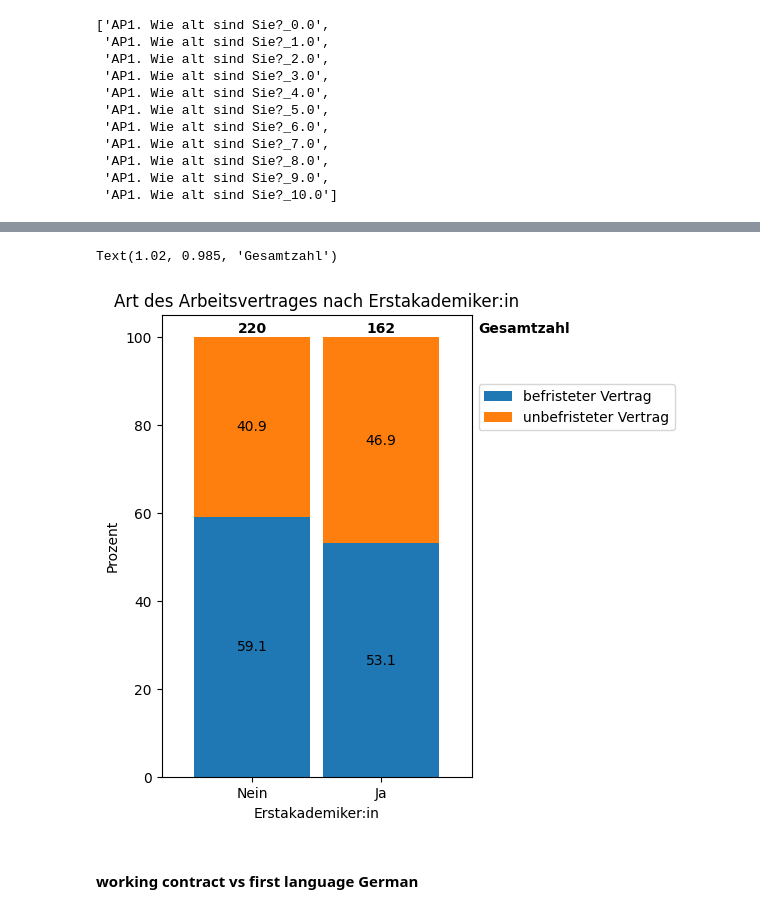
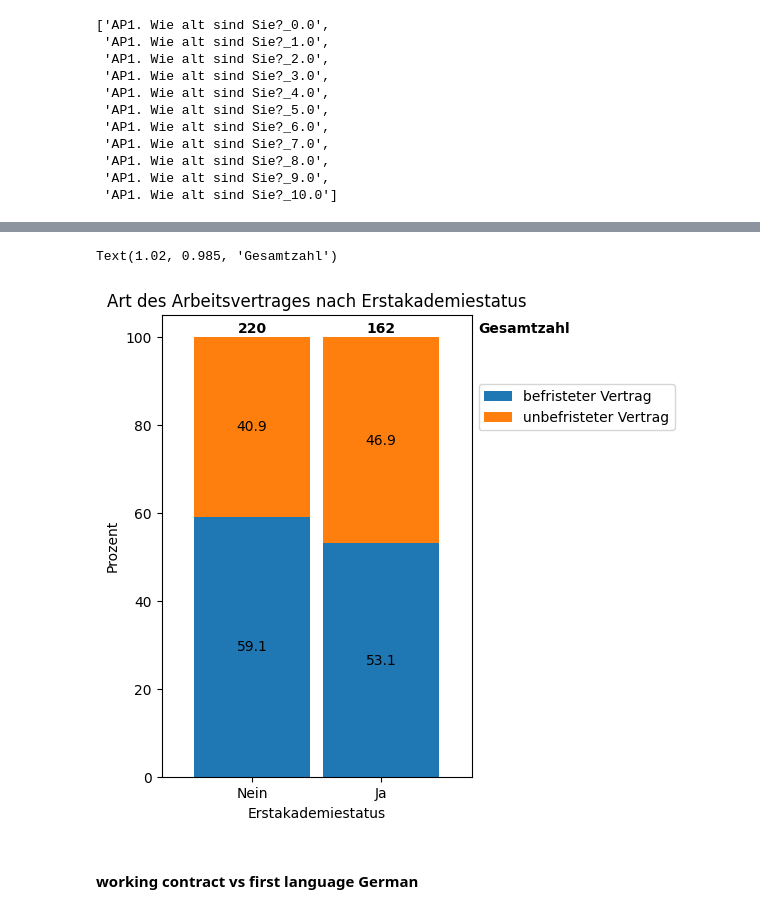
Before and after one commit to michaelgerloff/Survey_working_conditions_art_history, a Jupyter notebook: notebooks/02_Correlation_Analysis.ipynb, the cells around one changed output, grey strips where cells are left out. Drawn from its saved outputs; the diff is of its cells as text; code cells hidden in the pictures.

Commit message:
incorporated functions to streamline code. Note: add transpose functionality to cross_analysis_non_one_hot in 02_Correlation_Analysis

```diff
--- a/notebooks/02_Correlation_Analysis.ipynb
+++ b/notebooks/02_Correlation_Analysis.ipynb
@@ -202,0 +198,3 @@ df_edu_level_vs_contracts
+# %%
+edu_con_df, educ_con_cols_perc = cross_analysis_one_hot(ls_cols_education_level, ls_cols_contract)
+edu_con_df
@@ -346,0 +277,3 @@ df_age_level_vs_contracts
+# %%
+age_con_df, age_con_perc_col = cross_analysis_one_hot(ls_cols_age_level, ls_cols_contract)
+age_con_df
@@ -383,3 +328,2 @@ fig.savefig('../reports/figures/M_01_Alter_vs_Arbeitsvertrag.png', bbox_inches='
 # %%
-df_museum_1st_academics = df_museum[['CO1. Sind Sie sogenannte:r Erstakademiker:in in Ihrer Familie?'] + ls_cols_contract]
-df_museum_1st_academics
+con_acad_df, con_acad_perc = cross_analysis_non_one_hot('CO1. Sind Sie sogenannte:r Erstakademiker:in in Ihrer Familie?', ls_cols_contract)
@@ -434,34 +336,33 @@ df_ag_1st_acad
 # %%
-ax = df_ag_1st_acad[['CO1. Sind Sie sogenannte:r Erstakademiker:in in Ihrer Familie?', 'FixedTermPerc', 'PermanentPerc']].set_index('CO1. Sind Sie sogenannte:r Erstakademiker:in in Ihrer Familie?').plot(kind='bar',
-                                                                                          stacked=True,
-                                                                                          figsize=(4, 6),
-                                                                                          #rot=45,
-                                                                                          ylabel='Prozent',
-                                                                                          xlabel='Erstakademiker:in',
-                                                                                          width=0.9,
-                                                                                          title='Art des Arbeitsvertrages nach Erstakademiker:in'
-                                                                                          )
+ax = con_acad_df[con_acad_perc].plot(kind='bar',
+                                        stacked=True,
+                                        figsize=(4, 6),
+                                        rot=45, ylabel='Prozent',
+                                        width=0.9,
+                                        title='Art des Arbeitsvertrages nach Erstakademiestatus',
+                                        xlabel='Erstakademiestatus'
+                                        )
 
 # add percentage labels into the bars
 for c in ax.containers:
     # Optional: if the segment is small or 0, customize the labels
     labels = [v.get_height() if v.get_height() > 0 else '' for v in c]
     # remove the labels parameter if it's not needed for customized labels
     ax.bar_label(c, fmt=lambda x: f'{x:.1f}' if x > 0 else '', label_type='center')
 
-ax.set_xticklabels(['Nein', 'Ja'], rotation=0)
+#add total values of entries above bar
+y_offset = 4
+for i, total in enumerate(con_acad_df['totals']):
+    ax.text(con_acad_df['totals'].reset_index().index[i], y= 101, s = total, ha='center',
+    weight='bold')
+
+ax.set_xticklabels(['Nein', 'Ja'], rotation=0, ha='center', rotation_mode='anchor')
 ax.legend(loc='center left', bbox_to_anchor=(1, 0.8), labels=['befristeter Vertrag', 'unbefristeter Vertrag'])
 
-#add total values of entries above bar
-y_offset = 4
-for i, total in enumerate(df_ag_1st_acad['totals']):
-    ax.text(df_ag_1st_acad['totals'].index[i], y= 101, s = total, ha='center',
-    weight='bold')
-
 ax.text(1.02, 0.985, 'Gesamtzahl', transform=ax.transAxes, fontsize=10, verticalalignment='top', weight='bold')
 # %% [output]
 Text(1.02, 0.985, 'Gesamtzahl')
-[figure, old version]
+[figure, new version]
 # %%
 fig = ax.get_figure()
 fig.savefig('../reports/figures/M_02_Erstakademiker_vs_Arbeitsvertrag.png', bbox_inches='tight', dpi=300)
```
Also changed, not shown: parts of 52 cells of this notebook, 4 other files.
